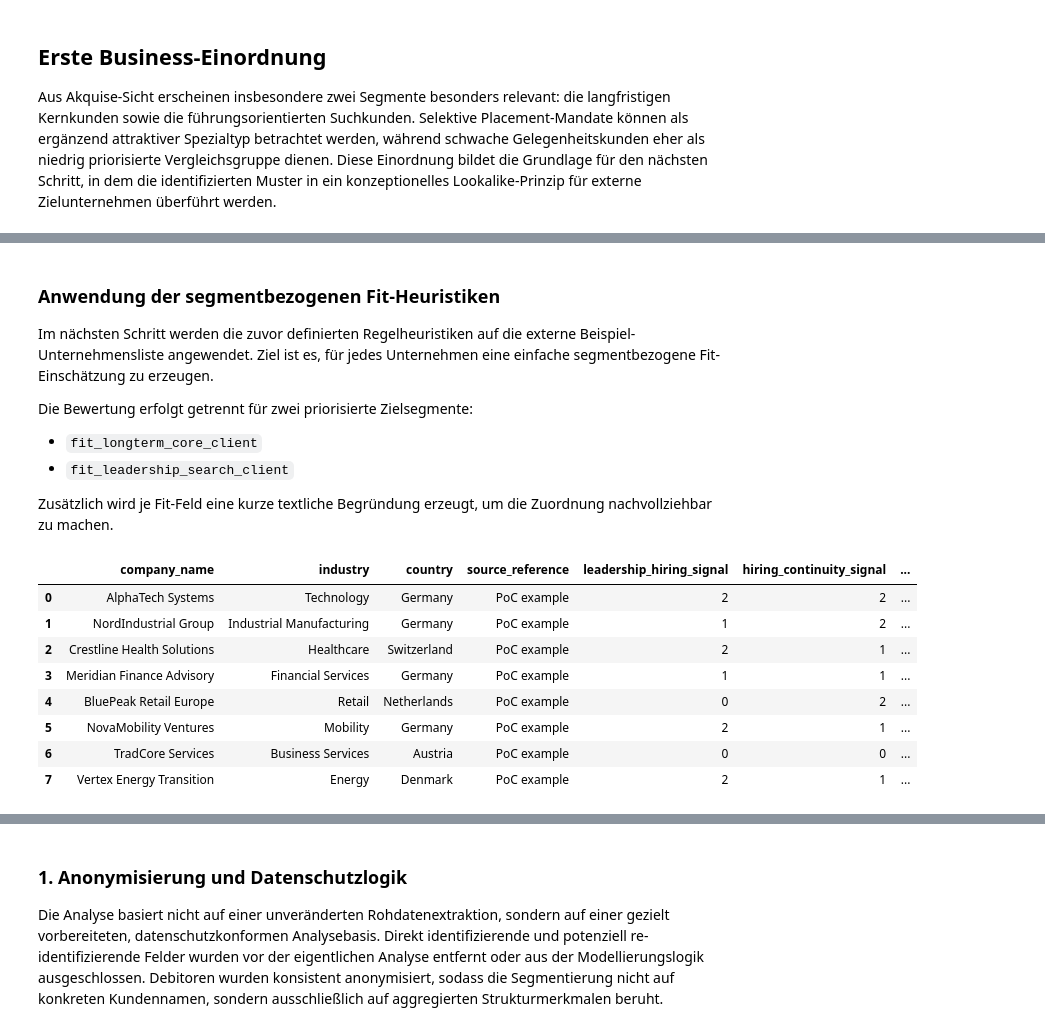
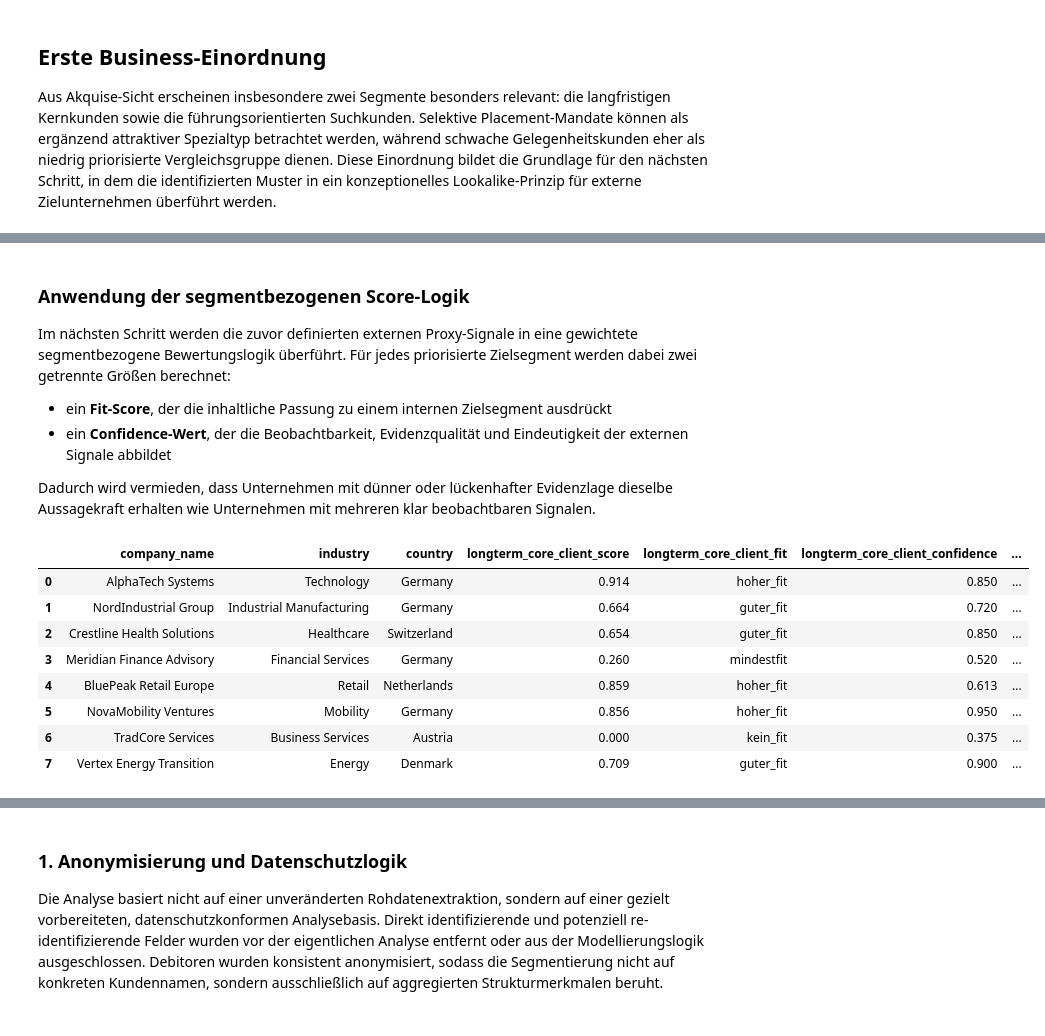
Before and after one commit to jensus-rep/data01-executive-search-analytics, a Jupyter notebook: notebooks/05_interpretation_and_lookalike_poc.ipynb, the cells around one changed output, grey strips where cells are left out. Saved outputs shown, nothing was run; the diff lists cells and outputs as text; code cells hidden in the pictures.

```diff
--- a/notebooks/05_interpretation_and_lookalike_poc.ipynb
+++ b/notebooks/05_interpretation_and_lookalike_poc.ipynb
@@ -378,12 +409,10 @@ external_companies_poc
 # %% [markdown]
-### Anwendung der segmentbezogenen Fit-Heuristiken
+### Anwendung der segmentbezogenen Score-Logik
 
-Im nächsten Schritt werden die zuvor definierten Regelheuristiken auf die externe Beispiel-Unternehmensliste angewendet. Ziel ist es, für jedes Unternehmen eine einfache segmentbezogene Fit-Einschätzung zu erzeugen.
+Im nächsten Schritt werden die zuvor definierten externen Proxy-Signale in eine gewichtete segmentbezogene Bewertungslogik überführt. Für jedes priorisierte Zielsegment werden dabei zwei getrennte Größen berechnet:
 
-Die Bewertung erfolgt getrennt für zwei priorisierte Zielsegmente:
+- ein **Fit-Score**, der die inhaltliche Passung zu einem internen Zielsegment ausdrückt
+- ein **Confidence-Wert**, der die Beobachtbarkeit, Evidenzqualität und Eindeutigkeit der externen Signale abbildet
 
-- `fit_longterm_core_client`
-- `fit_leadership_search_client`
-
-Zusätzlich wird je Fit-Feld eine kurze textliche Begründung erzeugt, um die Zuordnung nachvollziehbar zu machen.
+Dadurch wird vermieden, dass Unternehmen mit dünner oder lückenhafter Evidenzlage dieselbe Aussagekraft erhalten wie Unternehmen mit mehreren klar beobachtbaren Signalen.
 # %%
@@ -435,29 +574,48 @@ def evaluate_leadership_search_client(row):
 # %%
-external_companies_poc[["fit_longterm_core_client", "fit_reason_longterm"]] = (
-    external_companies_poc.apply(
-        lambda row: pd.Series(evaluate_longterm_core_client(row)),
+segments_to_score = [
+    "longterm_core_client",
+    "leadership_search_client"
+]
+
+external_companies_scored = external_companies_poc.copy()
+
+for segment_name in segments_to_score:
+    external_companies_scored = pd.concat(
+        [
+            external_companies_scored,
+            external_companies_scored.apply(
+                lambda row: evaluate_segment_fit(row, segment_name),
+                axis=1
+            )
+        ],
         axis=1
     )
-)
 
-external_companies_poc[["fit_leadership_search_client", "fit_reason_leadership"]] = (
-    external_companies_poc.apply(
-        lambda row: pd.Series(evaluate_leadership_search_client(row)),
-        axis=1
-    )
-)
+display_columns = [
+    "company_name",
+    "industry",
+    "country",
+    "longterm_core_client_score",
+    "longterm_core_client_fit",
+    "longterm_core_client_confidence",
+    "longterm_core_client_confidence_label",
+    "leadership_search_client_score",
+    "leadership_search_client_fit",
+    "leadership_search_client_confidence",
+    "leadership_search_client_confidence_label"
+]
 
-external_companies_poc
+external_companies_scored[display_columns]
 # %% [output]
-|  | company_name | industry | country | source_reference | leadership_hiring_signal | hiring_continuity_signal | ... |
-| 0 | AlphaTech Systems | Technology | Germany | PoC example | 2 | 2 | ... |
-| 1 | NordIndustrial Group | Industrial Manufacturing | Germany | PoC example | 1 | 2 | ... |
-| 2 | Crestline Health Solutions | Healthcare | Switzerland | PoC example | 2 | 1 | ... |
-| 3 | Meridian Finance Advisory | Financial Services | Germany | PoC example | 1 | 1 | ... |
-| 4 | BluePeak Retail Europe | Retail | Netherlands | PoC example | 0 | 2 | ... |
-| 5 | NovaMobility Ventures | Mobility | Germany | PoC example | 2 | 1 | ... |
-| 6 | TradCore Services | Business Services | Austria | PoC example | 0 | 0 | ... |
-| 7 | Vertex Energy Transition | Energy | Denmark | PoC example | 2 | 1 | ... |
+|  | company_name | industry | country | longterm_core_client_score | longterm_core_client_fit | longterm_core_client_confidence | ... |
+| 0 | AlphaTech Systems | Technology | Germany | 0.914 | hoher_fit | 0.850 | ... |
+| 1 | NordIndustrial Group | Industrial Manufacturing | Germany | 0.664 | guter_fit | 0.720 | ... |
+| 2 | Crestline Health Solutions | Healthcare | Switzerland | 0.654 | guter_fit | 0.850 | ... |
+| 3 | Meridian Finance Advisory | Financial Services | Germany | 0.260 | mindestfit | 0.520 | ... |
+| 4 | BluePeak Retail Europe | Retail | Netherlands | 0.859 | hoher_fit | 0.613 | ... |
+| 5 | NovaMobility Ventures | Mobility | Germany | 0.856 | hoher_fit | 0.950 | ... |
+| 6 | TradCore Services | Business Services | Austria | 0.000 | kein_fit | 0.375 | ... |
+| 7 | Vertex Energy Transition | Energy | Denmark | 0.709 | guter_fit | 0.900 | ... |
 # %%
 fit_order = {
     "kein_fit": 0,
```
Also changed, not shown: parts of 11 cells of this notebook, 6 other files.
